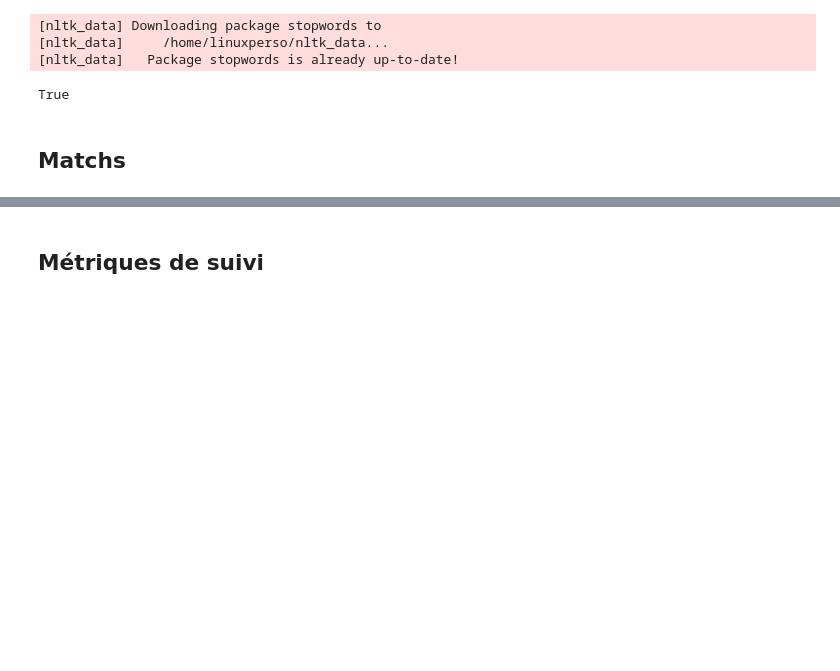
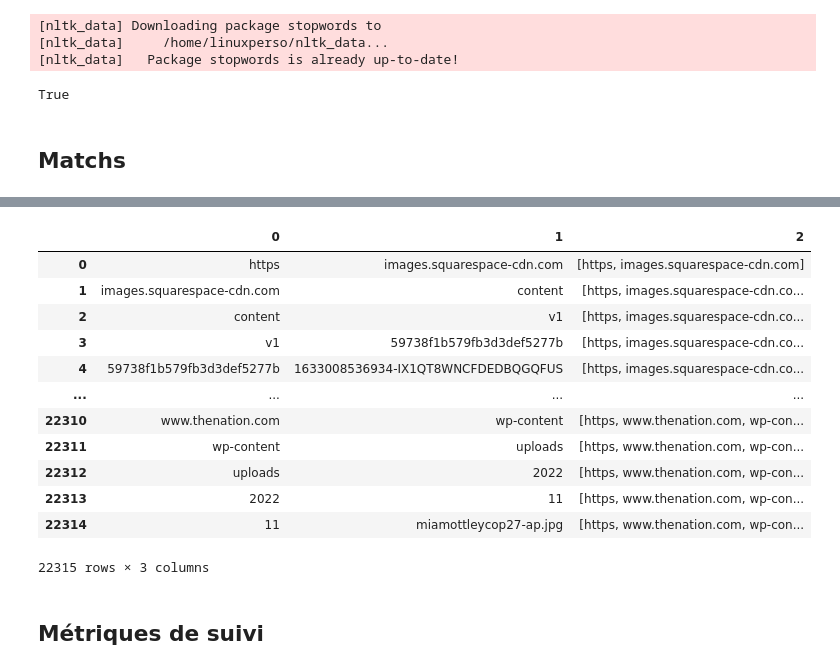
Before and after one commit to PatrickLperso/Suivi_de_narratives, a Jupyter notebook: Notebooks/Analysis_mongo_v2.ipynb, the cells around one changed output, grey strips where cells are left out. Cells and saved outputs as stored; diff of their text form; code cells hidden in the pictures; blank space fills up the shorter version.

```diff
--- a/Notebooks/Analysis_mongo_v2.ipynb
+++ b/Notebooks/Analysis_mongo_v2.ipynb
@@ -99,3 +107,19 @@ plt.show()
+# %%
+df_tree
+# %% [output]
+|  | 0 | 1 | 2 |
+| 0 | https | images.squarespace-cdn.com | [https, images.squarespace-cdn.com] |
+| 1 | images.squarespace-cdn.com | content | [https, images.squarespace-cdn.co... |
+| 2 | content | v1 | [https, images.squarespace-cdn.co... |
+| 3 | v1 | 59738f1b579fb3d3def5277b | [https, images.squarespace-cdn.co... |
+| 4 | 59738f1b579fb3d3def5277b | 1633008536934-IX1QT8WNCFDEDBQGQFUS | [https, images.squarespace-cdn.co... |
+| ... | ... | ... | ... |
+| 22310 | www.thenation.com | wp-content | [https, www.thenation.com, wp-con... |
+| 22311 | wp-content | uploads | [https, www.thenation.com, wp-con... |
+| 22312 | uploads | 2022 | [https, www.thenation.com, wp-con... |
+| 22313 | 2022 | 11 | [https, www.thenation.com, wp-con... |
+| 22314 | 11 | miamottleycop27-ap.jpg | [https, www.thenation.com, wp-con... |
+22315 rows × 3 columns
 # %% [markdown]
 ## Métriques de suivi
 # %%
```
Also changed, not shown: parts of 4 cells of this notebook, 11 other files.
